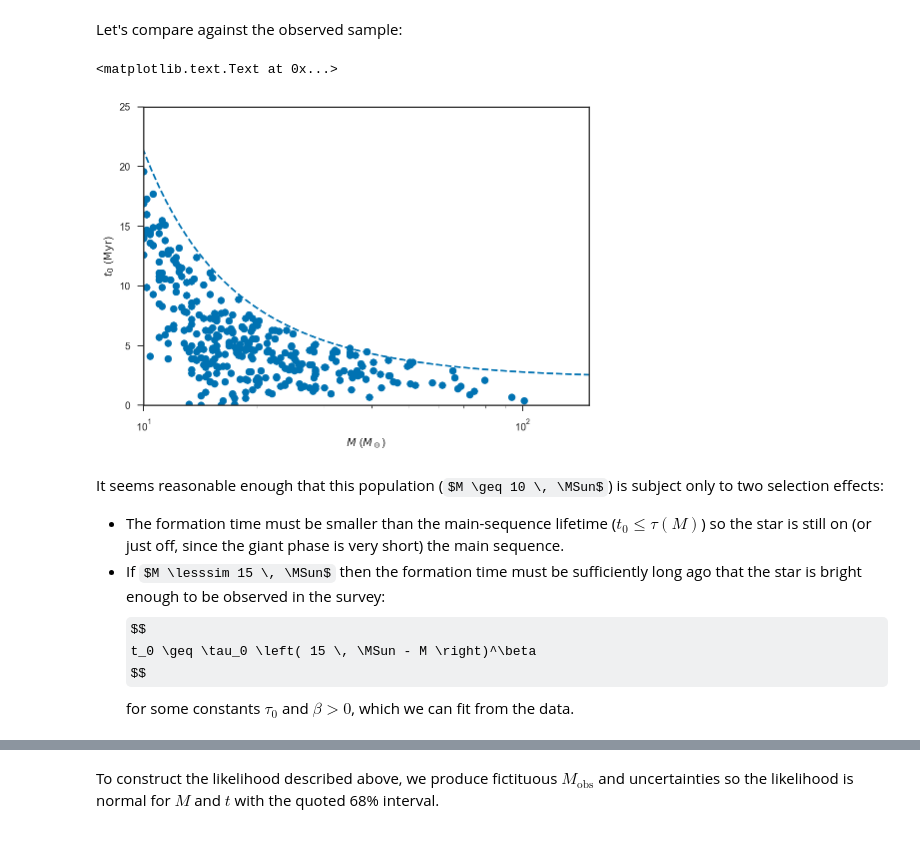
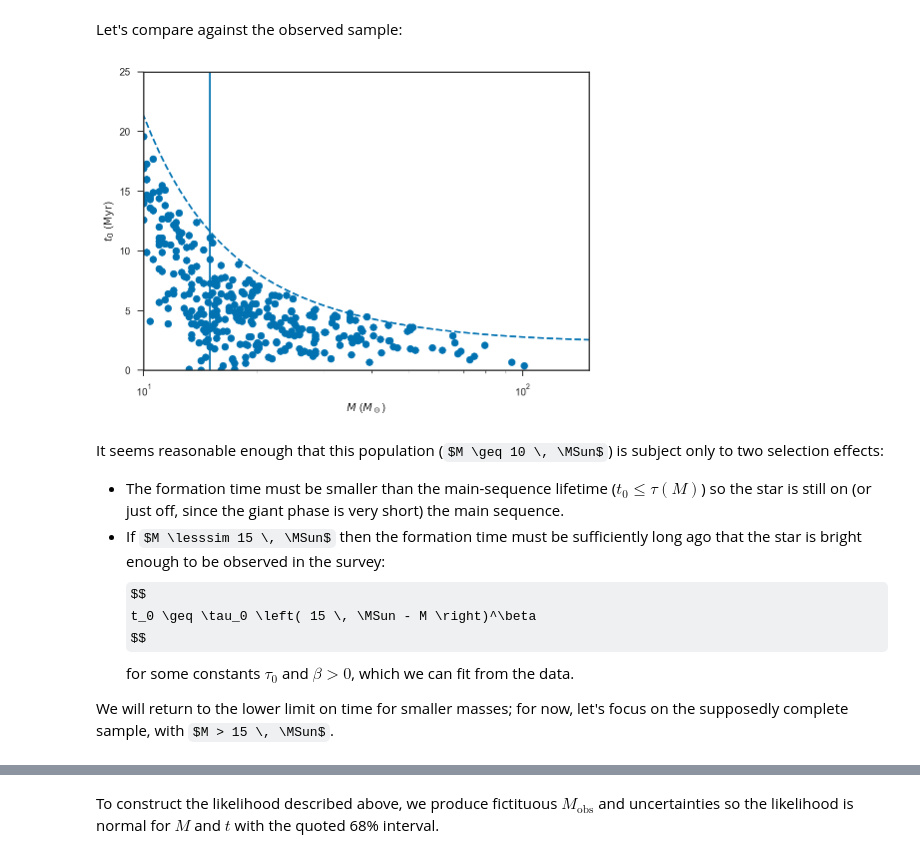
Before and after one commit to farr/30DorIMF, a Jupyter notebook: IMF.ipynb, the cells around one changed output, grey strips where cells are left out. Cells and saved outputs as stored; diff of their text form; code cells hidden in the pictures; some formulas as TeX source.

```diff
--- a/IMF.ipynb
+++ b/IMF.ipynb
@@ -131,15 +132,18 @@ Let's compare against the observed sample:
 # %%
 plot(fit_masses, exp(np.dot(c_lifetime, Mfit.T)), '--', label='Fit')
 xscale('log')
 scatter(stellar_parameters['Mini'], stellar_parameters['age'])
 
 axis(xmin=10, xmax=150, ymax=25, ymin=0)
 
 xlabel(r'$M$ ($M_\odot$)')
 ylabel(r'$t_0$ ($\mathrm{Myr}$)')
+
+axvline(15) # Completeness line.
+
+savefig('lifetime-data.pdf')
 # %% [output]
-<matplotlib.text.Text at 0x...>
-[figure, old version]
+[figure, new version]
 # %% [markdown]
 It seems reasonable enough that this population ($M \geq 10 \, \MSun$) is subject only to two selection effects:
 
@@ -149,6 +153,8 @@ $$
 t_0 \geq \tau_0 \left( 15 \, \MSun - M \right)^\beta
 $$
 for some constants $\tau_0$ and $\beta > 0$, which we can fit from the data.
+
+We will return to the lower limit on time for smaller masses; for now, let's focus on the supposedly complete sample, with $M > 15 \, \MSun$.
 # %% [markdown]
 The model is implemented in `IMF.stan`.  Here are a few notes about how the model works.  First, we use a population model that is
 $$
```
Also changed, not shown: parts of 12 cells of this notebook, 7 other files.
